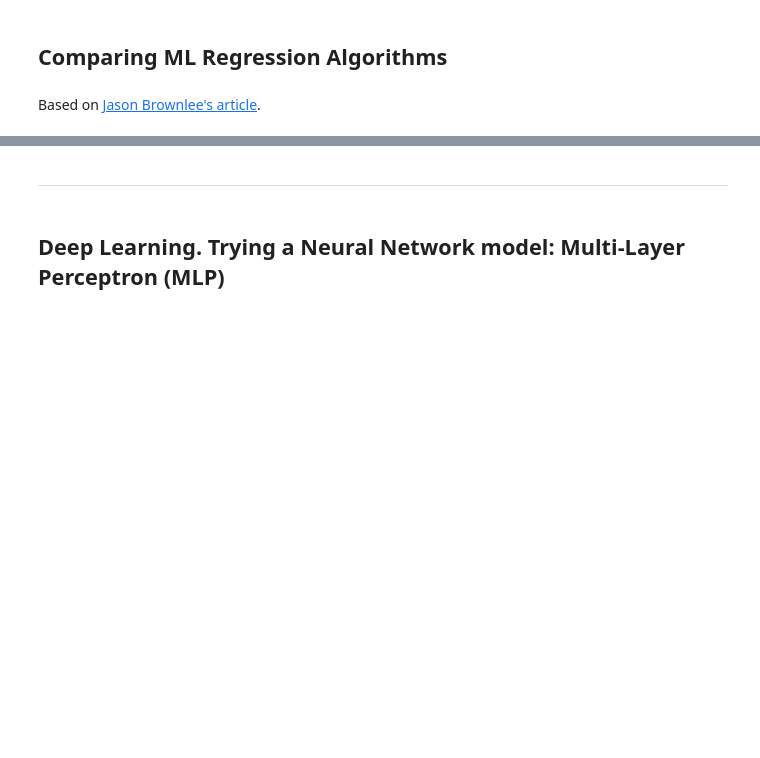
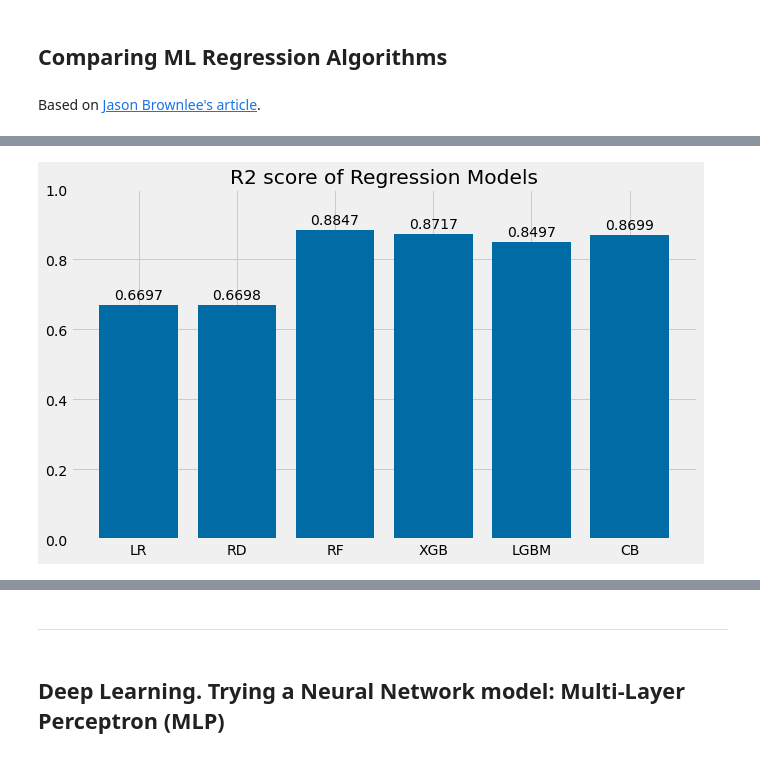
Before and after one commit to caresppen/UsedCarsAppraiser, a Jupyter notebook: notebooks/08_Prices_Regression_1.ipynb, the cells around one changed output, grey strips where cells are left out. Cells and saved outputs as stored; diff of their text form; code cells hidden in the pictures; blank space fills up the shorter version.

```diff
--- a/notebooks/08_Prices_Regression_1.ipynb
+++ b/notebooks/08_Prices_Regression_1.ipynb
@@ -283,0 +372,23 @@ However, `Boosting` algorithms will be also considered as potential candidates.
+# %%
+def autolabel(rects):
+    for rect in rects:
+        height = rect.get_height()
+        ax.annotate('{}'.format(height),
+                    xy=(rect.get_x() + rect.get_width() / 2, height),
+                    xytext=(0,3),
+                    textcoords="offset points",
+                    ha="center",
+                    va="bottom")
+# %%
+fig, ax = plt.subplots(figsize=(10,6))
+
+rect1 = ax.bar(df_models['model'], df_models['mean_r2_score'])
+
+plt.title('R2 score of Regression Models')
+plt.gca().set_ylim([0, 1])
+
+autolabel(rect1)
+
+plt.show()
+# %% [output]
+[figure, added]
```
Also changed, not shown: parts of 13 cells of this notebook, 4 other files.
